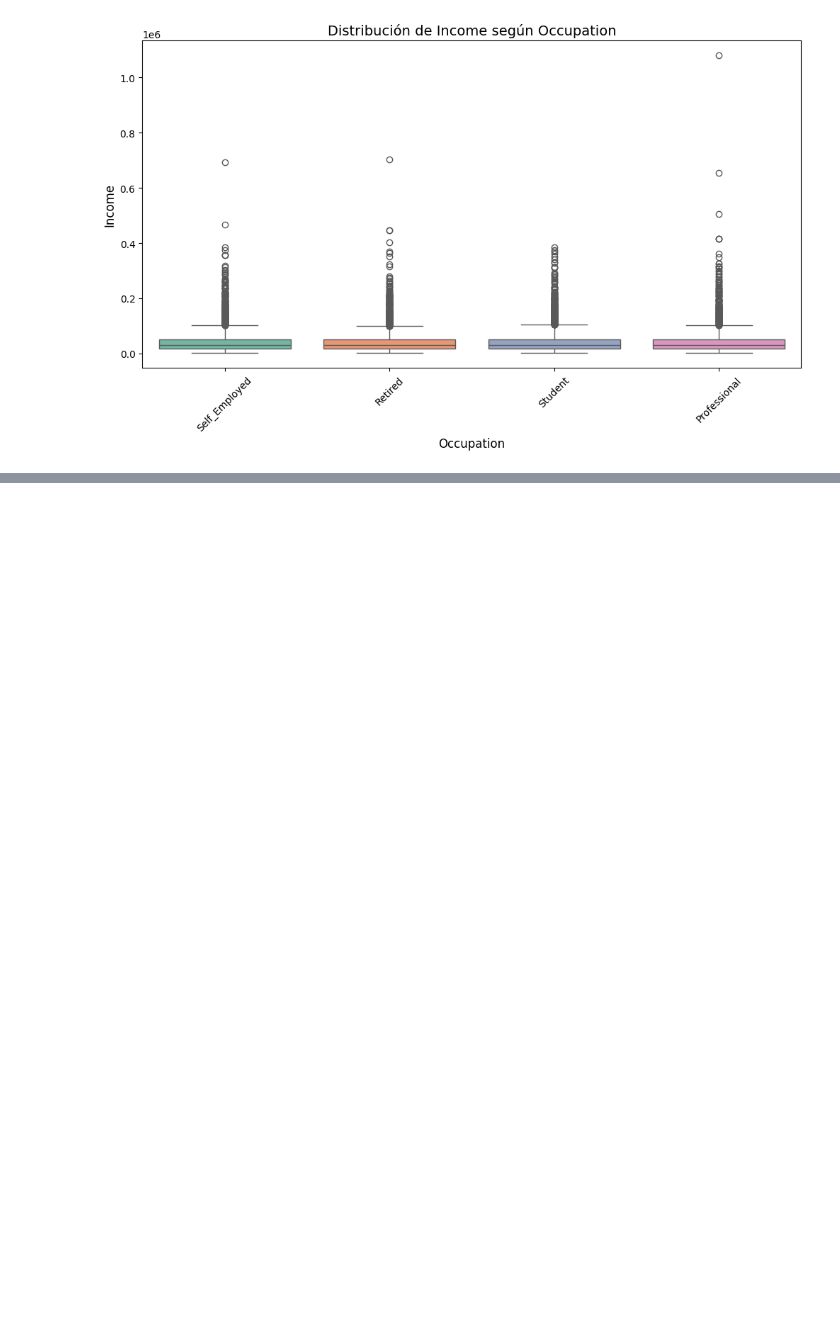
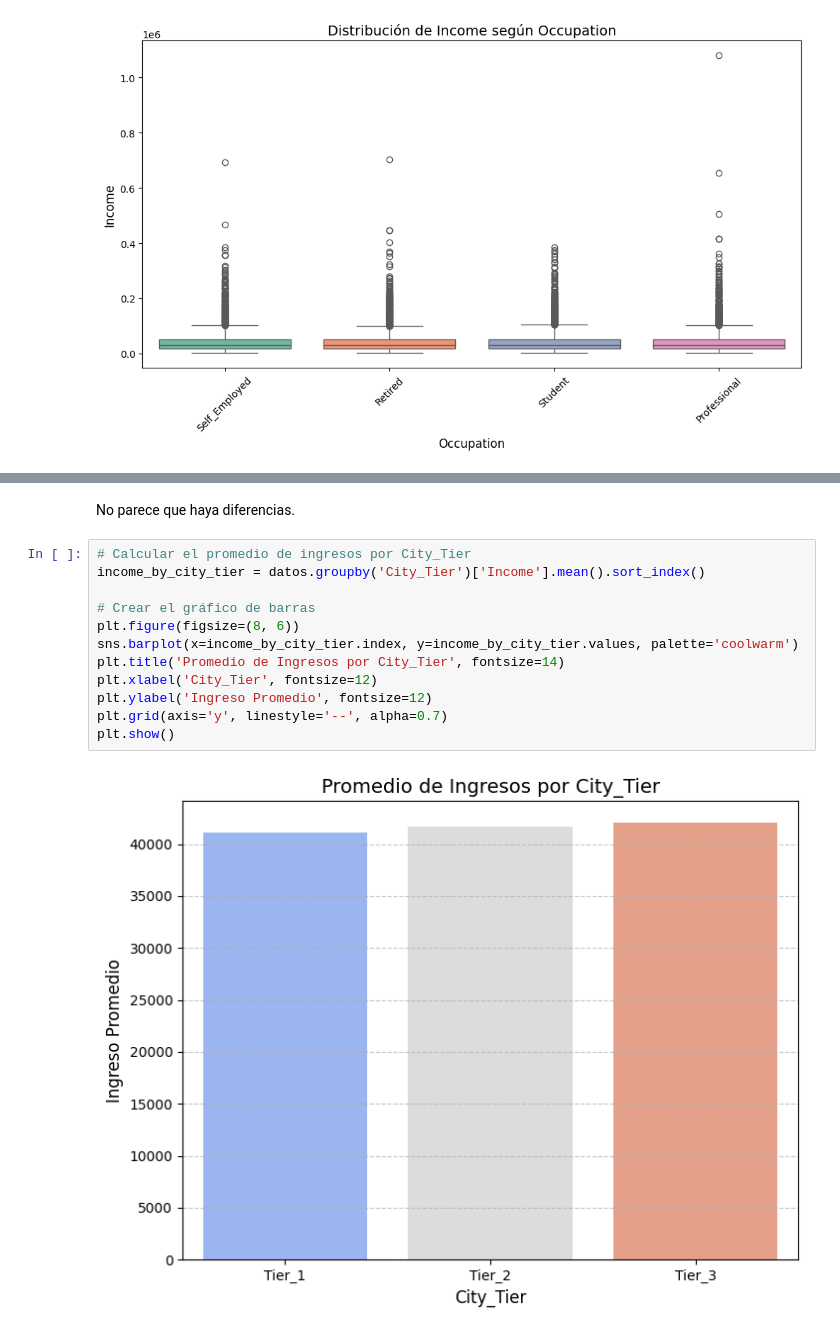
Before and after one commit to jduro99/Proyecto_final, a Jupyter notebook: Proyecto_final_Jorge.ipynb, the cells around one changed output, grey strips where cells are left out. Drawn from its saved outputs; the diff is of its cells as text; blank space fills up the shorter version.

```diff
--- a/Proyecto_final_Jorge.ipynb
+++ b/Proyecto_final_Jorge.ipynb
@@ -436,0 +506,16 @@ plt.show()
+# %% [markdown]
+No parece que haya diferencias.
+# %%
+# Calcular el promedio de ingresos por City_Tier
+income_by_city_tier = datos.groupby('City_Tier')['Income'].mean().sort_index()
+
+# Crear el gráfico de barras
+plt.figure(figsize=(8, 6))
+sns.barplot(x=income_by_city_tier.index, y=income_by_city_tier.values, palette='coolwarm')
+plt.title('Promedio de Ingresos por City_Tier', fontsize=14)
+plt.xlabel('City_Tier', fontsize=12)
+plt.ylabel('Ingreso Promedio', fontsize=12)
+plt.grid(axis='y', linestyle='--', alpha=0.7)
+plt.show()
+# %% [output]
+[figure, added]
```
Also changed, not shown: parts of 12 cells of this notebook.
